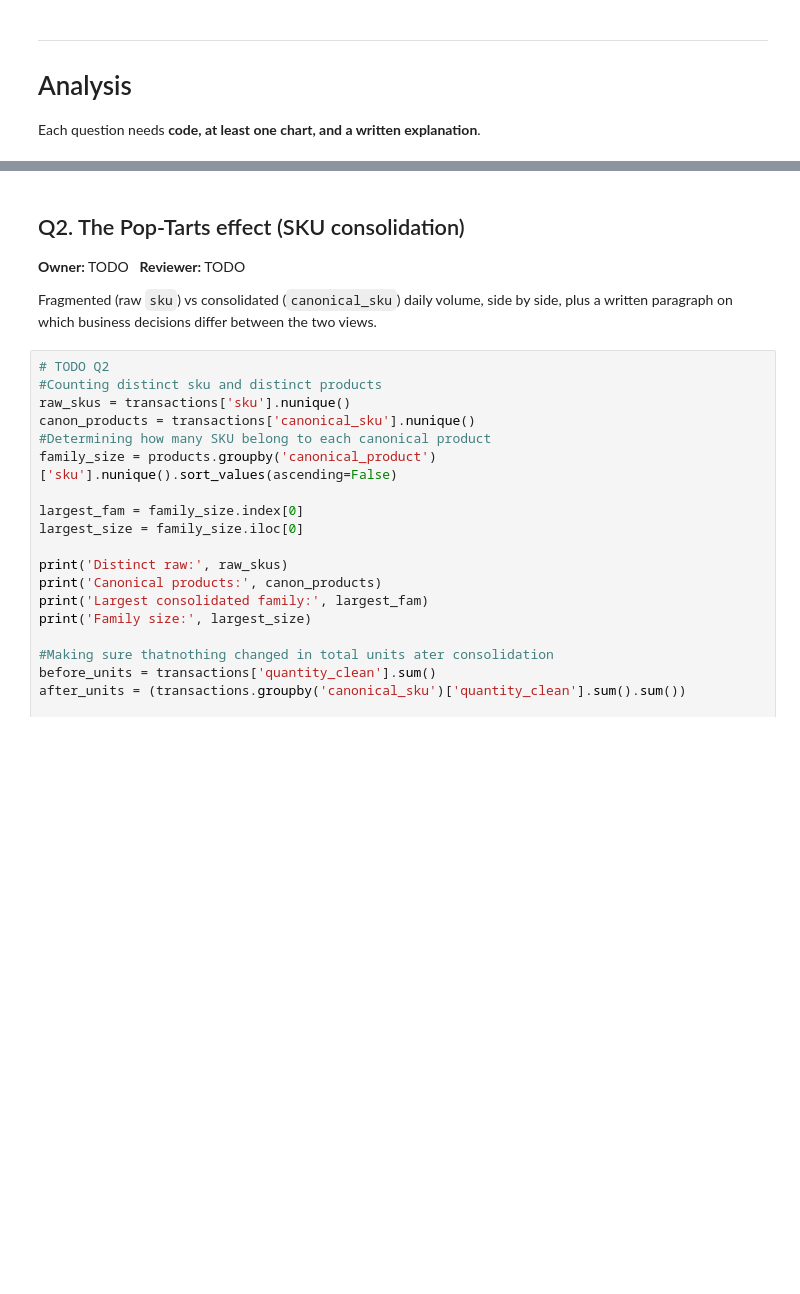
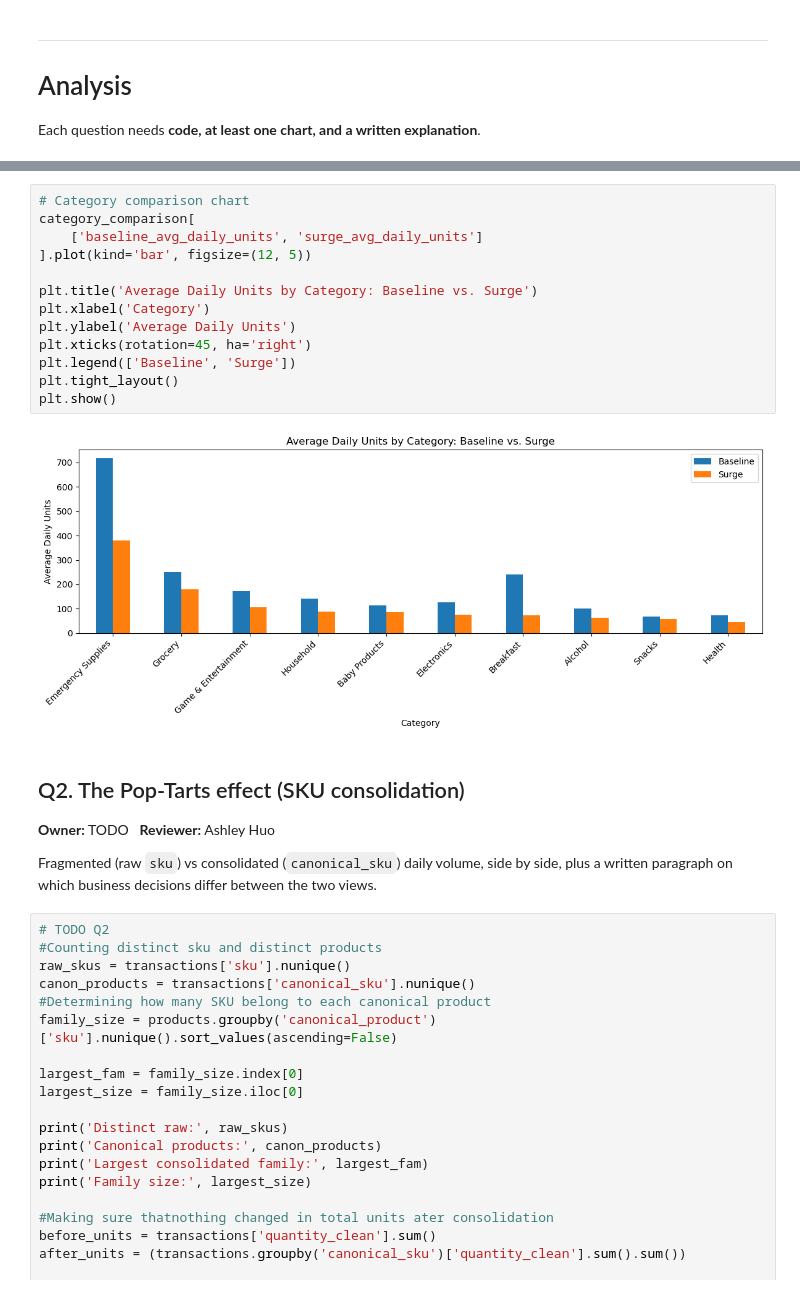
Before and after one commit to amulyasundaresan/Midterm-1, a Jupyter notebook: Notebooks/midterm_combined_notebook_1.ipynb, the cells around one changed output, grey strips where cells are left out. Cells and saved outputs as stored; diff of their text form; blank space fills up the shorter version.

```diff
--- a/Notebooks/midterm_combined_notebook_1.ipynb
+++ b/Notebooks/midterm_combined_notebook_1.ipynb
@@ -950,6 +1100,21 @@ plt.show()
+# %%
+# Category comparison chart
+category_comparison[
+    ['baseline_avg_daily_units', 'surge_avg_daily_units']
+].plot(kind='bar', figsize=(12, 5))
+
+plt.title('Average Daily Units by Category: Baseline vs. Surge')
+plt.xlabel('Category')
+plt.ylabel('Average Daily Units')
+plt.xticks(rotation=45, ha='right')
+plt.legend(['Baseline', 'Surge'])
+plt.tight_layout()
+plt.show()
+# %% [output]
+[figure, added]
 # %% [markdown]
 ## Q2. The Pop-Tarts effect (SKU consolidation)
-**Owner:** TODO &nbsp; **Reviewer:** TODO
+**Owner:** TODO &nbsp; **Reviewer:** Ashley Huo
 
 Fragmented (raw `sku`) vs consolidated (`canonical_sku`) daily volume, side by side, plus a written paragraph on which business decisions differ between the two views.
 # %%
```
Also changed, not shown: parts of 12 cells of this notebook, 8 other files.
